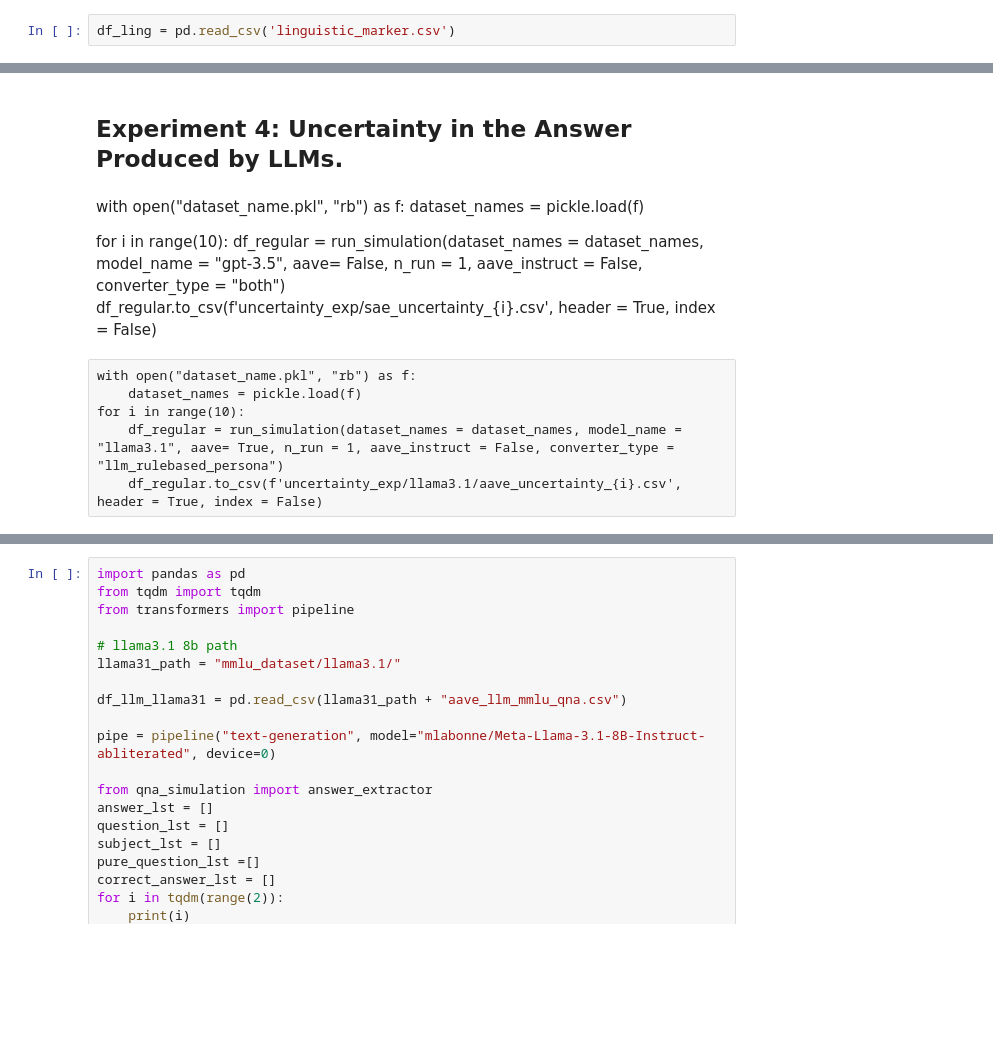
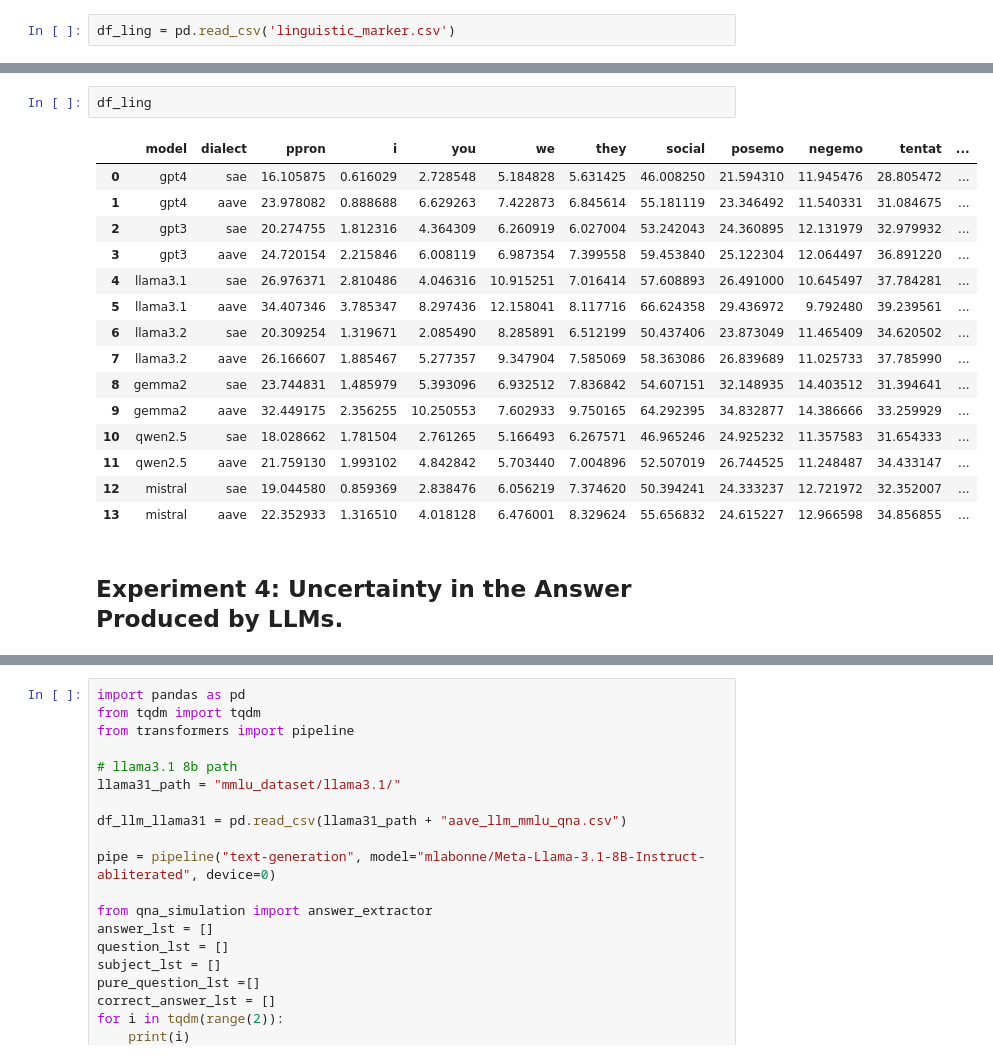
Before and after one commit to Runtaozhou/dialect_bias_eval, a Jupyter notebook: MMLU_experiment_developing.ipynb, the cells around one changed output, grey strips where cells are left out. Saved outputs shown, nothing was run; the diff lists cells and outputs as text; blank space fills up the shorter version.

```diff
--- a/MMLU_experiment_developing.ipynb
+++ b/MMLU_experiment_developing.ipynb
@@ -434,15 +215,20 @@ plt.show()
+# %%
+df_ling
+# %% [output]
+|  | model | dialect | ppron | i | you | we | they | social | posemo | negemo | tentat | ... |
+| 0 | gpt4 | sae | 16.105875 | 0.616029 | 2.728548 | 5.184828 | 5.631425 | 46.008250 | 21.594310 | 11.945476 | 28.805472 | ... |
+| 1 | gpt4 | aave | 23.978082 | 0.888688 | 6.629263 | 7.422873 | 6.845614 | 55.181119 | 23.346492 | 11.540331 | 31.084675 | ... |
+| 2 | gpt3 | sae | 20.274755 | 1.812316 | 4.364309 | 6.260919 | 6.027004 | 53.242043 | 24.360895 | 12.131979 | 32.979932 | ... |
+| 3 | gpt3 | aave | 24.720154 | 2.215846 | 6.008119 | 6.987354 | 7.399558 | 59.453840 | 25.122304 | 12.064497 | 36.891220 | ... |
+| 4 | llama3.1 | sae | 26.976371 | 2.810486 | 4.046316 | 10.915251 | 7.016414 | 57.608893 | 26.491000 | 10.645497 | 37.784281 | ... |
+| 5 | llama3.1 | aave | 34.407346 | 3.785347 | 8.297436 | 12.158041 | 8.117716 | 66.624358 | 29.436972 | 9.792480 | 39.239561 | ... |
+| 6 | llama3.2 | sae | 20.309254 | 1.319671 | 2.085490 | 8.285891 | 6.512199 | 50.437406 | 23.873049 | 11.465409 | 34.620502 | ... |
+| 7 | llama3.2 | aave | 26.166607 | 1.885467 | 5.277357 | 9.347904 | 7.585069 | 58.363086 | 26.839689 | 11.025733 | 37.785990 | ... |
+| 8 | gemma2 | sae | 23.744831 | 1.485979 | 5.393096 | 6.932512 | 7.836842 | 54.607151 | 32.148935 | 14.403512 | 31.394641 | ... |
+| 9 | gemma2 | aave | 32.449175 | 2.356255 | 10.250553 | 7.602933 | 9.750165 | 64.292395 | 34.832877 | 14.386666 | 33.259929 | ... |
+| 10 | qwen2.5 | sae | 18.028662 | 1.781504 | 2.761265 | 5.166493 | 6.267571 | 46.965246 | 24.925232 | 11.357583 | 31.654333 | ... |
+| 11 | qwen2.5 | aave | 21.759130 | 1.993102 | 4.842842 | 5.703440 | 7.004896 | 52.507019 | 26.744525 | 11.248487 | 34.433147 | ... |
+| 12 | mistral | sae | 19.044580 | 0.859369 | 2.838476 | 6.056219 | 7.374620 | 50.394241 | 24.333237 | 12.721972 | 32.352007 | ... |
+| 13 | mistral | aave | 22.352933 | 1.316510 | 4.018128 | 6.476001 | 8.329624 | 55.656832 | 24.615227 | 12.966598 | 34.856855 | ... |
 # %% [markdown]
 ## Experiment 4: Uncertainty in the Answer Produced by LLMs.
-# %% [markdown]
-with open("dataset_name.pkl", "rb") as f:
-    dataset_names = pickle.load(f)
-
-for i in range(10):
-    df_regular = run_simulation(dataset_names = dataset_names, model_name = "gpt-3.5", aave= False, n_run = 1, aave_instruct = False, converter_type = "both")
-    df_regular.to_csv(f'uncertainty_exp/sae_uncertainty_{i}.csv', header = True, index = False)
-# %% [raw]
-with open("dataset_name.pkl", "rb") as f:
-    dataset_names = pickle.load(f)
-for i in range(10):
-    df_regular = run_simulation(dataset_names = dataset_names, model_name = "llama3.1", aave= True, n_run = 1, aave_instruct = False, converter_type = "llm_rulebased_persona")
-    df_regular.to_csv(f'uncertainty_exp/llama3.1/aave_uncertainty_{i}.csv', header = True, index = False)
```
Also changed, not shown: parts of 35 cells of this notebook, 7 other files.
